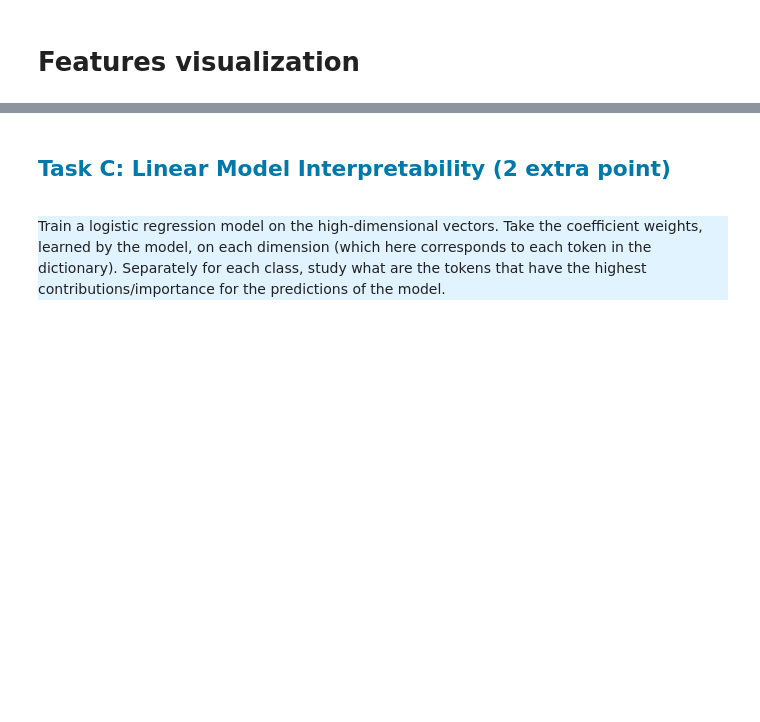
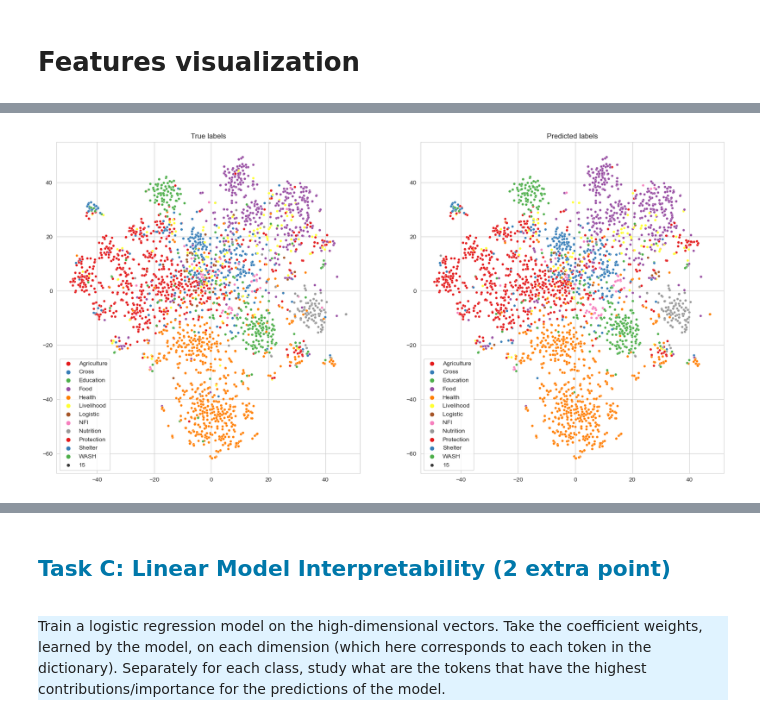
Before and after one commit to markus583/nlp-course-2022w, a Jupyter notebook: Assignment1.ipynb, the cells around one changed output, grey strips where cells are left out. Cells and saved outputs as stored; diff of their text form; code cells hidden in the pictures; blank space fills up the shorter version.

```diff
--- a/Assignment1.ipynb
+++ b/Assignment1.ipynb
@@ -2086,0 +2023,27 @@ Text(159.0, 0.5, 'Actual')
+# %%
+from sklearn.manifold import TSNE
+
+tsne = TSNE(n_components=2, random_state=42)
+
+tsne_matrix_test = tsne.fit_transform(test_sets[5])
+# %%
+# plot the dataitems in the test set with their true labels
+fig, ax = plt.subplots(1, 2, figsize=(20, 10))
+
+# get string labels from y_test using mapping
+y_test_str = [map_label_to_caption(label) for label in y_test]
+y_test_preds_str = [map_label_to_caption(label) for label in y_test_preds[5]]
+
+# colors are already comparable, since they are the same as in the confusion matrix
+# use sns
+# change color ordering
+sns.scatterplot(x=tsne_matrix_test[:, 0], y=tsne_matrix_test[:, 1], hue=y_test_str, ax=ax[0], palette="Set1", hue_order=np.unique(sorted(y_test_str)), size=15)
+ax[0].set_title('True labels')
+
+# use sns
+sns.scatterplot(x=tsne_matrix_test[:, 0], y=tsne_matrix_test[:, 1], hue=y_test_preds_str, ax=ax[1], palette="Set1", hue_order=np.unique(sorted(y_test_str)), size=15)
+ax[1].set_title('Predicted labels')
+
+plt.show()
+# %% [output]
+[figure, added]
```
Also changed, not shown: parts of 59 cells of this notebook.
